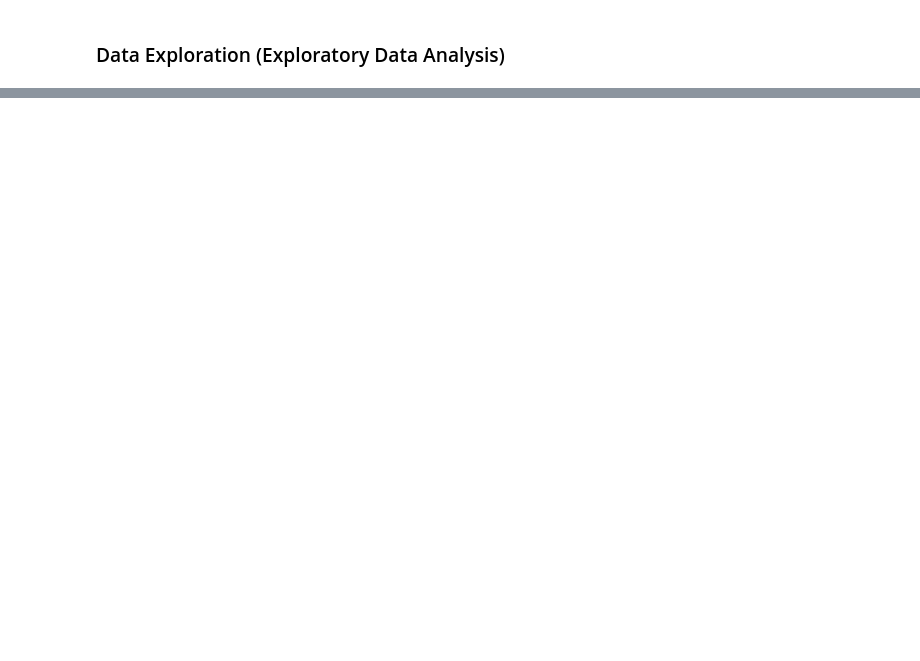
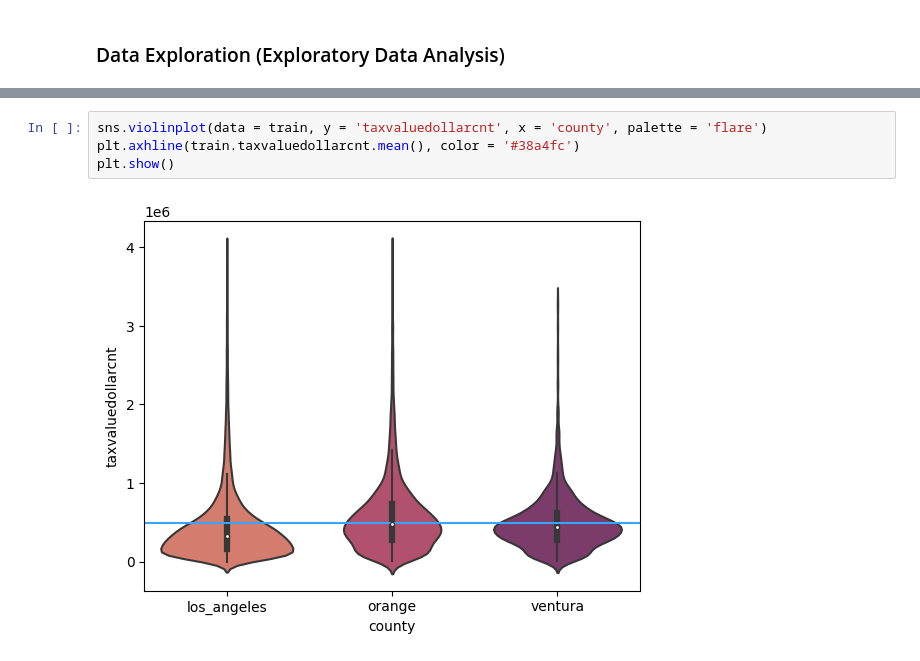
Before and after one commit to AndrewRachuig/zillow_regression_project, a Jupyter notebook: final_report.ipynb, the cells around one changed output, grey strips where cells are left out. Drawn from its saved outputs; the diff is of its cells as text; blank space fills up the shorter version.

```diff
--- a/final_report.ipynb
+++ b/final_report.ipynb
@@ -77,0 +161,6 @@ train_scaled.head()
+# %%
+sns.violinplot(data = train, y = 'taxvaluedollarcnt', x = 'county', palette = 'flare')
+plt.axhline(train.taxvaluedollarcnt.mean(), color = '#38a4fc')
+plt.show()
+# %% [output]
+[figure, added]
```
Also changed, not shown: parts of 31 cells of this notebook.
